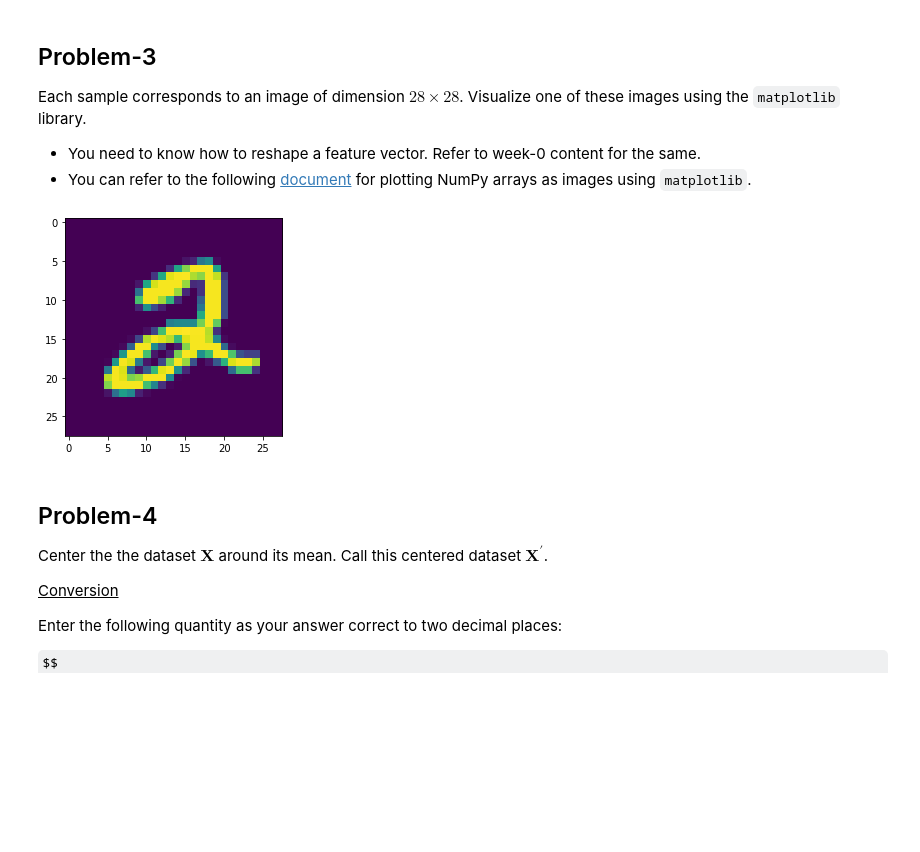
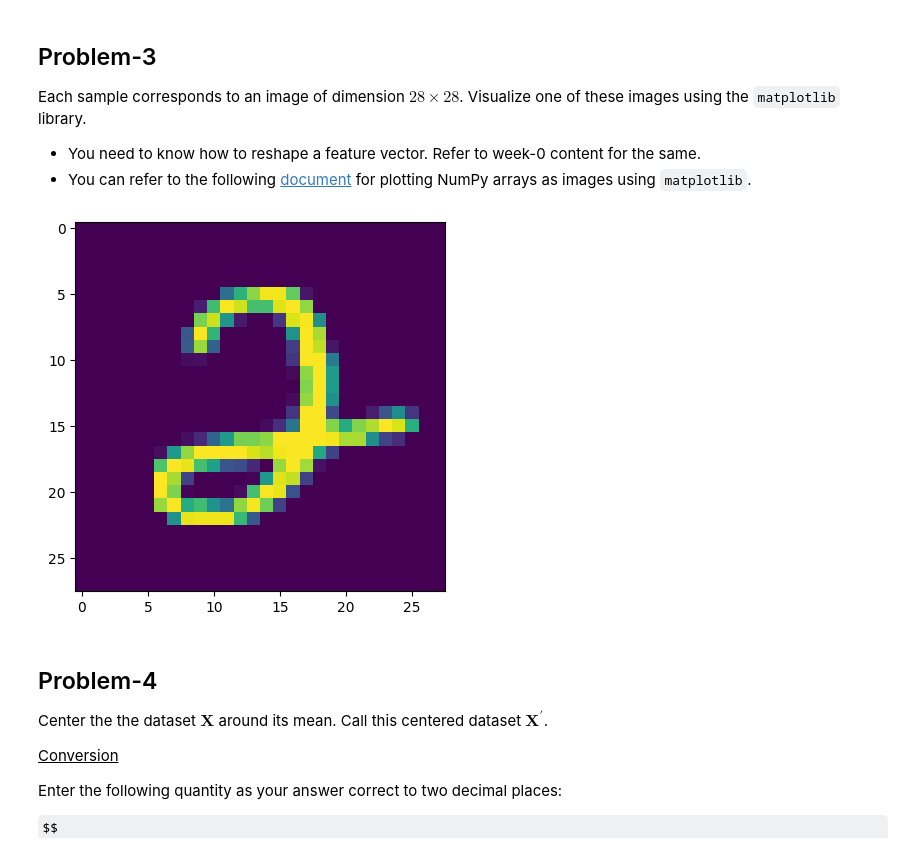
Before and after one commit to kumar-shivang/Machine-Learning-T, a Jupyter notebook: Week_1_Programming.ipynb, the cells around one changed output. Cells and saved outputs as stored; diff of their text form; code cells hidden in the pictures; some formulas as TeX source; blank space fills up the shorter version.

```diff
--- a/Week_1_Programming.ipynb
+++ b/Week_1_Programming.ipynb
@@ -50,12 +54,12 @@ Each sample corresponds to an image of dimension $28 \times 28$. Visualize one o
 # %%
 # Enter your solution here
 import matplotlib.pyplot as plt
-face_1 = X[0]
+face_1 = X[1]
 face_1 = face_1.reshape([28,28])
 plt.imshow(face_1)
 plt.show()
 # %% [output]
-[figure, old version]
+[figure, new version]
 # %% [markdown]
 ## Problem-4
 
```
Also changed, not shown: parts of 4 cells of this notebook.
